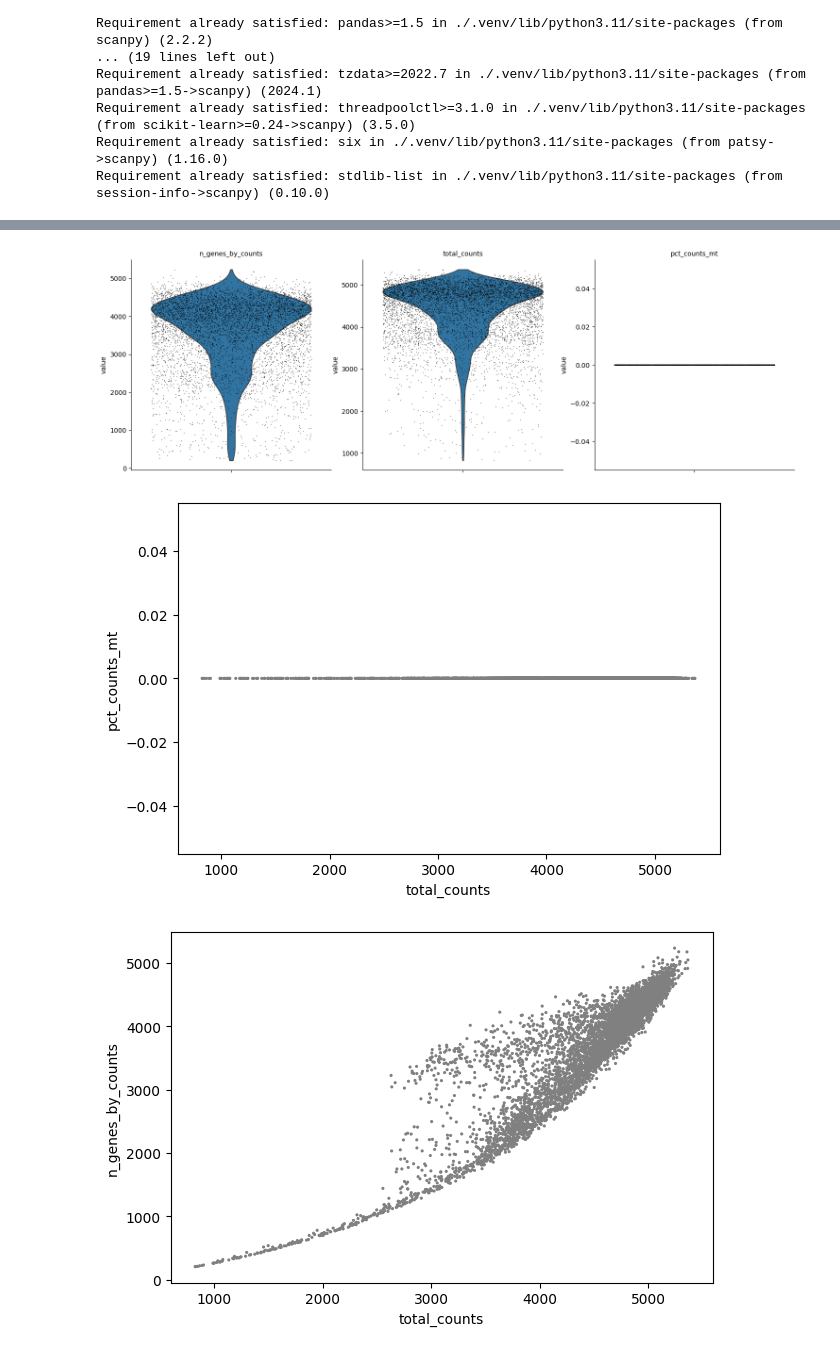
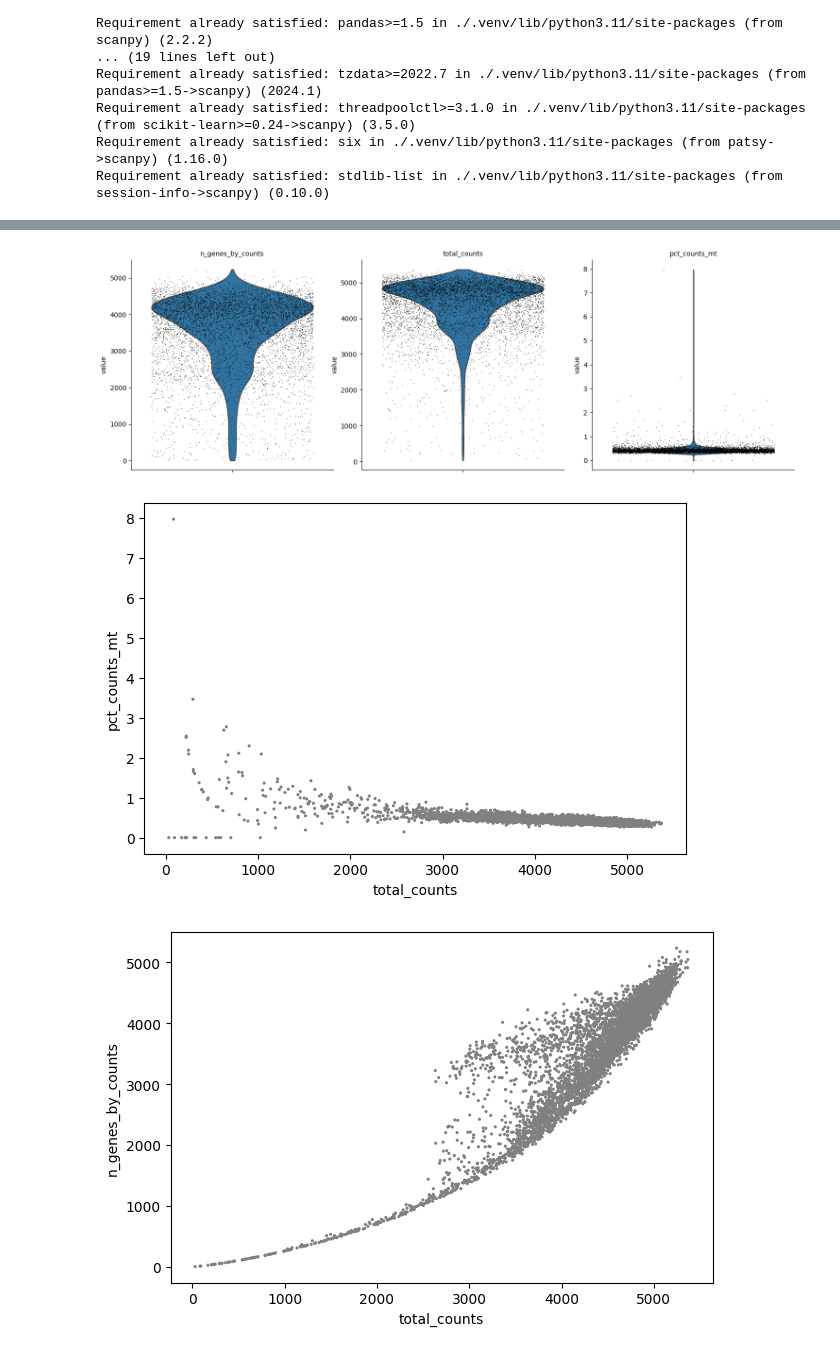
Before and after one commit to RixRasa/Genomics, a Jupyter notebook: WholeEmbryo.ipynb, the cells around one changed output, grey strips where cells are left out. Saved outputs shown, nothing was run; the diff lists cells and outputs as text; code cells hidden in the pictures.

```diff
--- a/WholeEmbryo.ipynb
+++ b/WholeEmbryo.ipynb
@@ -43,10 +50,10 @@ sc.pp.filter_genes(adata, min_cells=3)
 # %%
-adata.var['mt'] = adata.var_names.str.startswith('MT-')
+adata.var['mt'] = adata.var_names.str.startswith('mt-')
 sc.pp.calculate_qc_metrics(adata, qc_vars=["mt"], percent_top=None, log1p=False, inplace=True)
 sc.pl.violin(adata, ["n_genes_by_counts", "total_counts", "pct_counts_mt"], jitter=0.4, multi_panel=True)
 sc.pl.scatter(adata, x="total_counts", y="pct_counts_mt")
 sc.pl.scatter(adata, x="total_counts", y="n_genes_by_counts")
 # %% [output]
-[figure, old version]
+[figure, new version]
-[figure, old version]
+[figure, new version]
-[figure, old version]
+[figure, new version]
```
Also changed, not shown: parts of 7 cells of this notebook.
